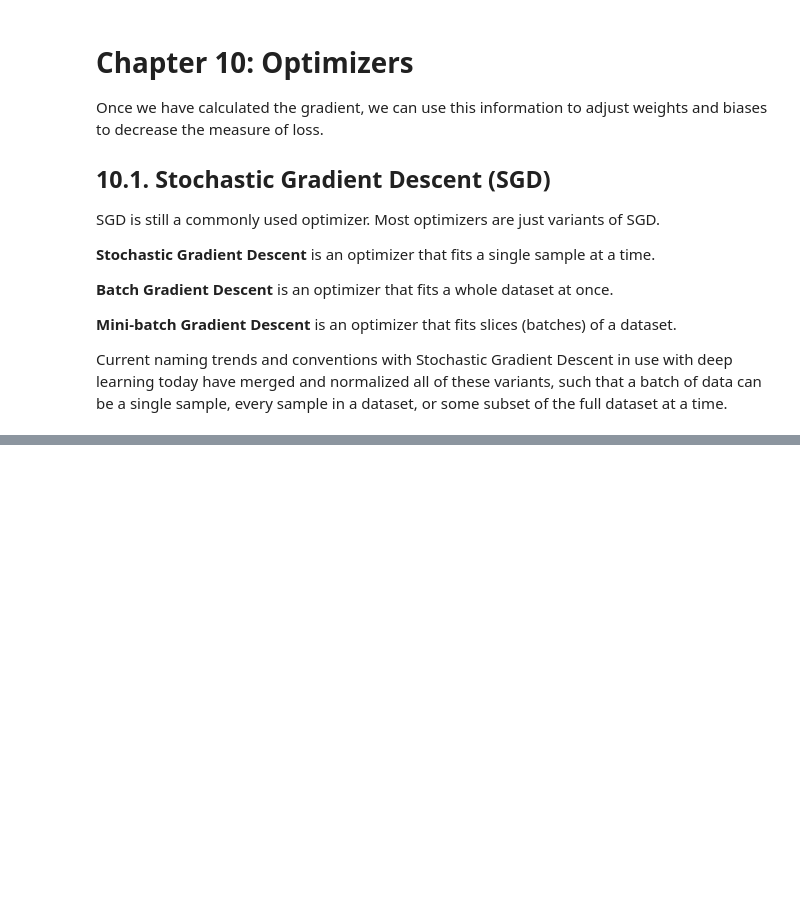
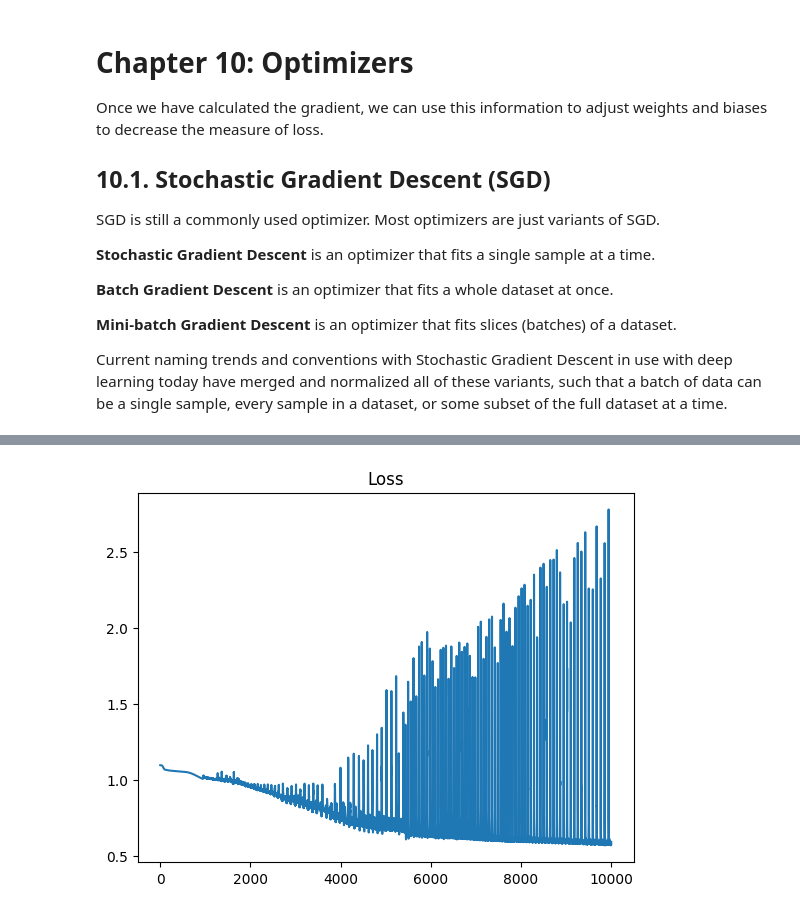
Before and after one commit to PhanCanhHoang/neural-networks-from-scratch, a Jupyter notebook: 10_optimizers.ipynb, the cells around one changed output, grey strips where cells are left out. Drawn from its saved outputs; the diff is of its cells as text; code cells hidden in the pictures; blank space fills up the shorter version.

```diff
--- a/10_optimizers.ipynb
+++ b/10_optimizers.ipynb
@@ -106,0 +17,83 @@ AttributeError: 'Layer_Dense' object has no attribute 'dweights'
+# %%
+# To use all class, functions defined in another notebook:
+%run 9_backpropagation.ipynb
+
+class Optimizer_SGD:
+    # Initialization method will take hyper-parameters, starting with learning_rate with default value of 1.
+    def __init__ (self, learning_rate = 1.0):
+        self.learning_rate = learning_rate      # storing hyper-parameters in the class' properties
+
+    # Update parameters
+    def update_params (self, layer):    # layer object contains its parameters (weights and biases) and also, at this stage, the gradient that is calculated during backpropagation
+        layer.weights += - self.learning_rate * layer.dweights
+        layer.biases += - self.learning_rate * layer.dbiases
+
+
+# Create dataset
+X, y = spiral_data(samples = 100, classes = 3)
+
+# Create Dense layer with 2 input features and 64 output values
+dense1 = Layer_Dense(2, 64)
+
+# Create ReLU activation (to be used with Dense layer):
+activation1 = Activation_ReLU()
+
+# Create second Dense layer with 64 input features (as we take output of previous layer here) and 3 output values (output values)
+dense2 = Layer_Dense(64, 3)
+
+# Create Softmax classifier's combined loss and activation
+loss_activation = Activation_Softmax_Loss_CategoricalCrossentropy()
+
+# Create an optimizer object
+optimizer = Optimizer_SGD()
+
+# Train in loop
+
+losses = []
+accuracies = []
+
+for epoch in range(10001):
+    # --------------------- A forward pass --------------------------
+    # Perform a forward pass of our training data through this layer
+    dense1.forward(X)
+
+    # Perform a forward pass through activation function, takes the output of first dense layer here
+    activation1.forward(dense1.output)
+
+    # Perform a forward pass through second Dense layer, takes outputs of activation function of first layer as inputs
+    dense2.forward(activation1.output)
+
+    # Perform a forward pass through the activation/loss function, takes the output of second dense layer here and returns loss
+    loss = loss_activation.forward(dense2.output, y)
+    losses.append(loss)
+
+    # Calculate accuracy from output of activation2 and targets, calculate values along first axis
+    predictions = np.argmax(loss_activation.output, axis = 1)
+
+    if len(y.shape) == 2 :
+        y = np.argmax(y, axis = 1)
+    accuracy = np.mean(predictions == y)
+    accuracies.append(accuracy)
+
+    if not epoch%100:
+        print(f'epoch: {epoch} , acc: {accuracy :.3f} , loss: {loss :.3f}')
+
+    # --------------------- A backward pass (backpropagation) --------------------------
+    loss_activation.backward(loss_activation.output, y)
+    dense2.backward(loss_activation.dinputs)
+    activation1.backward(dense2.dinputs)
+    dense1.backward(activation1.dinputs)
+
+    # --------------------- Use optimizer to update weights and biases --------------------------
+    optimizer.update_params(dense1)
+    optimizer.update_params(dense2)
+
+
+import matplotlib.pyplot as plt
+plt.plot(range(10001), losses)
+plt.title('Loss')
+plt.show()
+plt.plot(range(10001), accuracies)
+plt.title('Accuracy')
+plt.show()
+# %% [output]
@@ -106,0 +117 @@ AttributeError: 'Layer_Dense' object has no attribute 'dweights'
+[figure, added]
```
Also changed, not shown: parts of 4 cells of this notebook.
